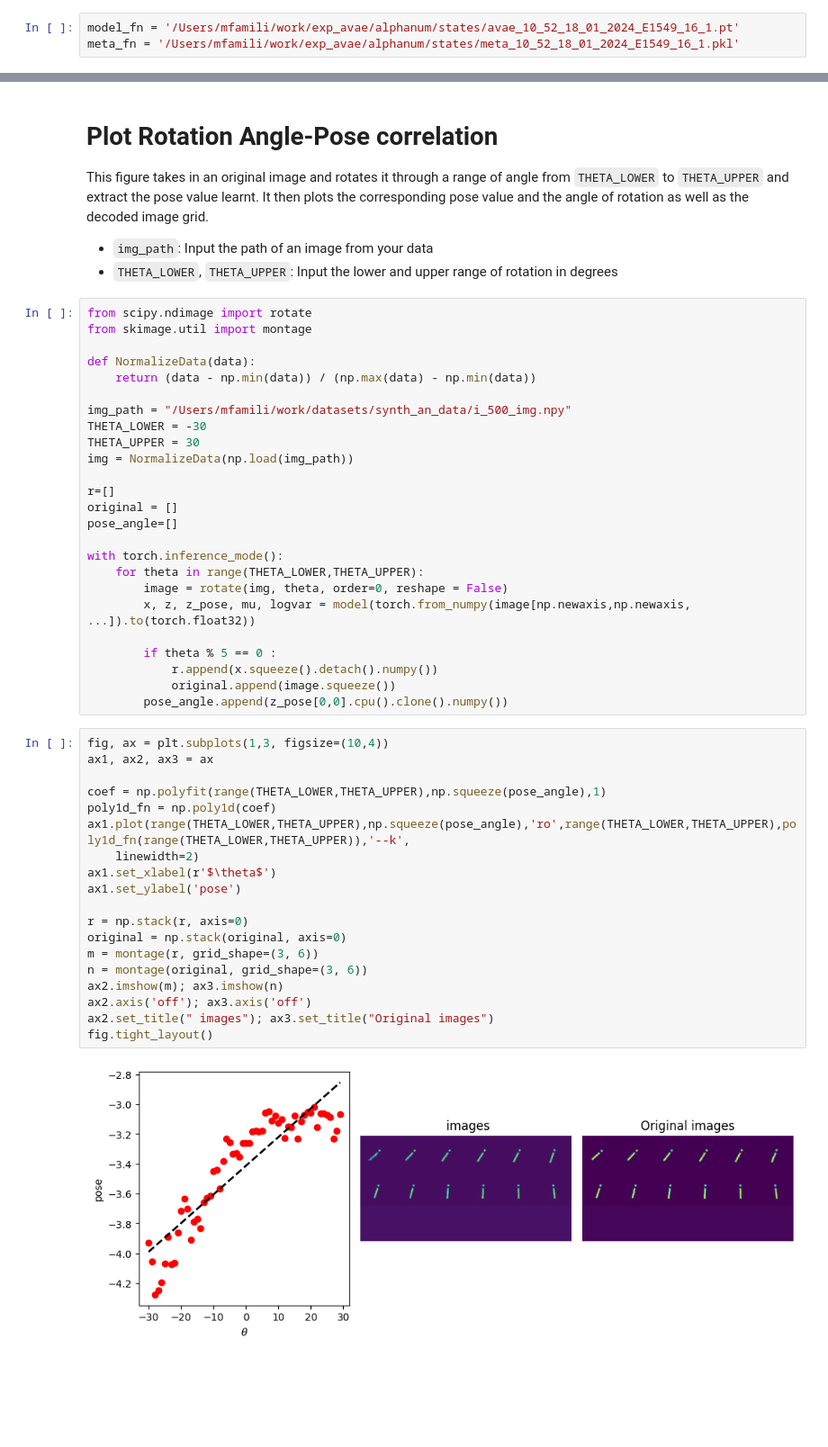
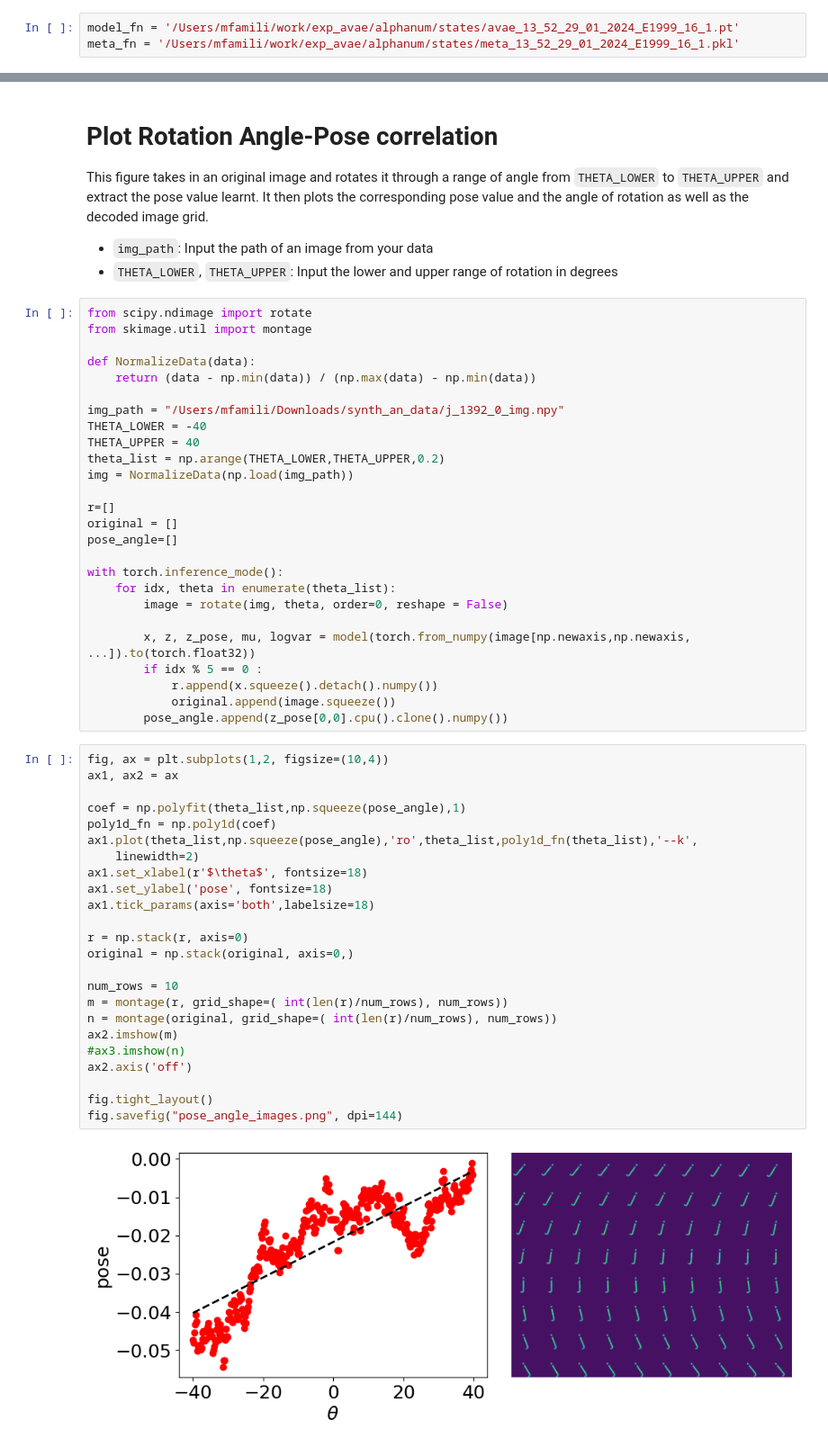
Before and after one commit to alan-turing-institute/affinity-vae, a Jupyter notebook: tools/plotting_post_process.ipynb, the cells around one changed output, grey strips where cells are left out. Shown at 90% size. Drawn from its saved outputs; the diff is of its cells as text; blank space fills up the shorter version.

```diff
--- a/tools/plotting_post_process.ipynb
+++ b/tools/plotting_post_process.ipynb
@@ -51,8 +51,8 @@ def load_model(model_fn, device="cpu"):
 # %% [markdown]
 # Enter the path for the saved model and corresponding meta file
 # %%
-model_fn = '/Users/mfamili/work/exp_avae/alphanum/states/avae_10_52_18_01_2024_E1549_16_1.pt'
-meta_fn = '/Users/mfamili/work/exp_avae/alphanum/states/meta_10_52_18_01_2024_E1549_16_1.pkl'
+model_fn = '/Users/mfamili/work/exp_avae/alphanum/states/avae_13_52_29_01_2024_E1999_16_1.pt'
+meta_fn = '/Users/mfamili/work/exp_avae/alphanum/states/meta_13_52_29_01_2024_E1999_16_1.pkl'
 # %% [markdown]
 # Grab the Information in the meta file and load the model
 ### From the meta file
@@ -204,9 +206,10 @@ from skimage.util import montage
 def NormalizeData(data):
     return (data - np.min(data)) / (np.max(data) - np.min(data))
 
-img_path = "/Users/mfamili/work/datasets/synth_an_data/i_500_img.npy"
-THETA_LOWER = -30
-THETA_UPPER = 30
+img_path = "/Users/mfamili/Downloads/synth_an_data/j_1392_0_img.npy"
+THETA_LOWER = -40
+THETA_UPPER = 40
+theta_list = np.arange(THETA_LOWER,THETA_UPPER,0.2)
 img = NormalizeData(np.load(img_path))
 
 r=[]
@@ -214,32 +217,37 @@ original = []
 pose_angle=[]
 
 with torch.inference_mode():
-    for theta in range(THETA_LOWER,THETA_UPPER):
+    for idx, theta in enumerate(theta_list):
         image = rotate(img, theta, order=0, reshape = False)
+
         x, z, z_pose, mu, logvar = model(torch.from_numpy(image[np.newaxis,np.newaxis, ...]).to(torch.float32))
-
-        if theta % 5 == 0 :
+        if idx % 5 == 0 :
             r.append(x.squeeze().detach().numpy())
             original.append(image.squeeze())
         pose_angle.append(z_pose[0,0].cpu().clone().numpy())
 # %%
-fig, ax = plt.subplots(1,3, figsize=(10,4))
-ax1, ax2, ax3 = ax
+fig, ax = plt.subplots(1,2, figsize=(10,4))
+ax1, ax2 = ax
 
-coef = np.polyfit(range(THETA_LOWER,THETA_UPPER),np.squeeze(pose_angle),1)
+coef = np.polyfit(theta_list,np.squeeze(pose_angle),1)
 poly1d_fn = np.poly1d(coef)
-ax1.plot(range(THETA_LOWER,THETA_UPPER),np.squeeze(pose_angle),'ro',range(THETA_LOWER,THETA_UPPER),poly1d_fn(range(THETA_LOWER,THETA_UPPER)),'--k',
+ax1.plot(theta_list,np.squeeze(pose_angle),'ro',theta_list,poly1d_fn(theta_list),'--k',
     linewidth=2)
-ax1.set_xlabel(r'$\theta$')
-ax1.set_ylabel('pose')
+ax1.set_xlabel(r'$\theta$', fontsize=18)
+ax1.set_ylabel('pose', fontsize=18)
+ax1.tick_params(axis='both',labelsize=18)
 
 r = np.stack(r, axis=0)
-original = np.stack(original, axis=0)
-m = montage(r, grid_shape=(3, 6))
-n = montage(original, grid_shape=(3, 6))
-ax2.imshow(m); ax3.imshow(n)
-ax2.axis('off'); ax3.axis('off')
-ax2.set_title(" images"); ax3.set_title("Original images")
+original = np.stack(original, axis=0,)
+
+num_rows = 10
+m = montage(r, grid_shape=( int(len(r)/num_rows), num_rows))
+n = montage(original, grid_shape=( int(len(r)/num_rows), num_rows))
+ax2.imshow(m)
+#ax3.imshow(n)
+ax2.axis('off')
+
 fig.tight_layout()
+fig.savefig("pose_angle_images.png", dpi=144)
 # %% [output]
-[figure, old version]
+[figure, new version]
```
Also changed, not shown: parts of 4 cells of this notebook, 4 other files.
